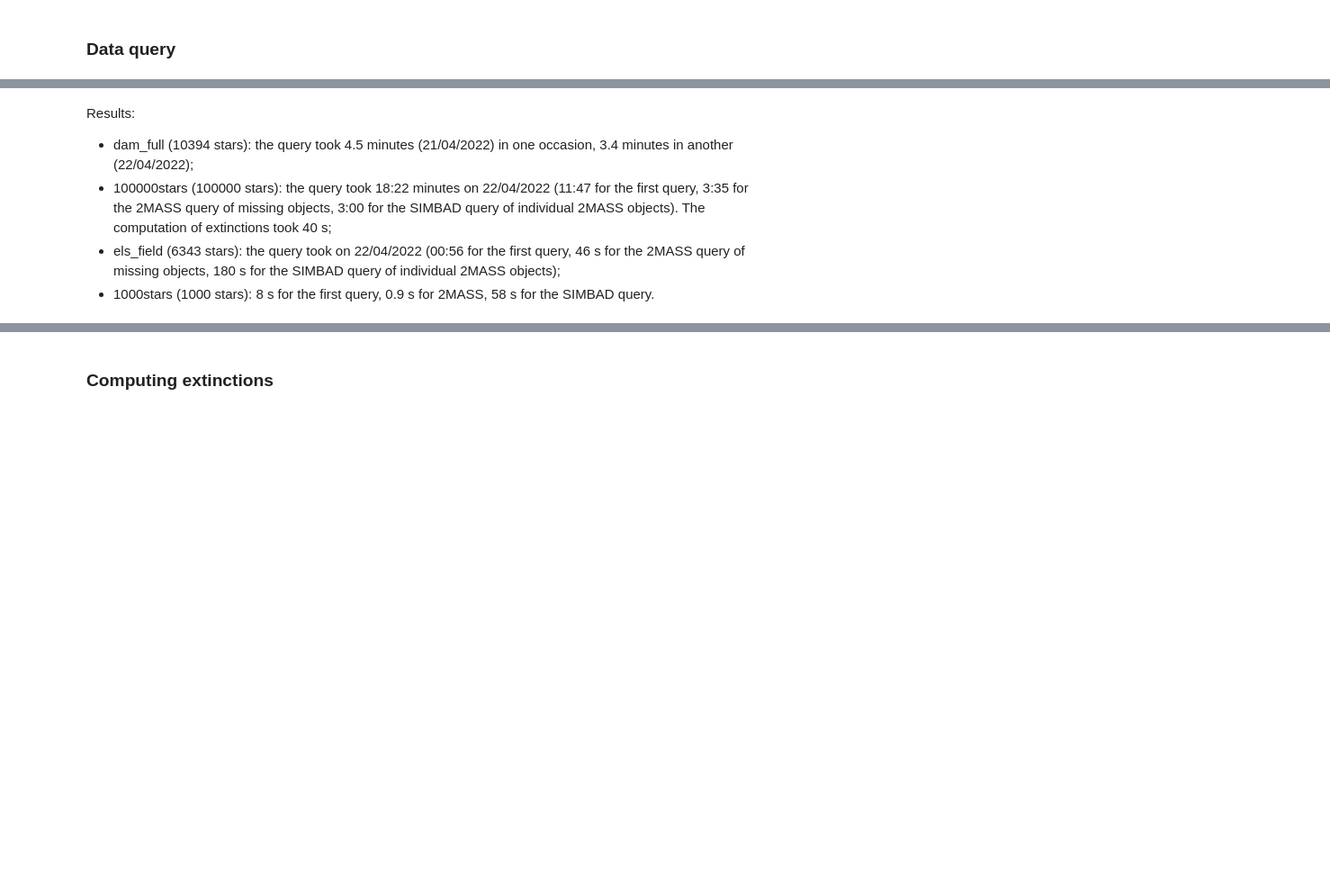
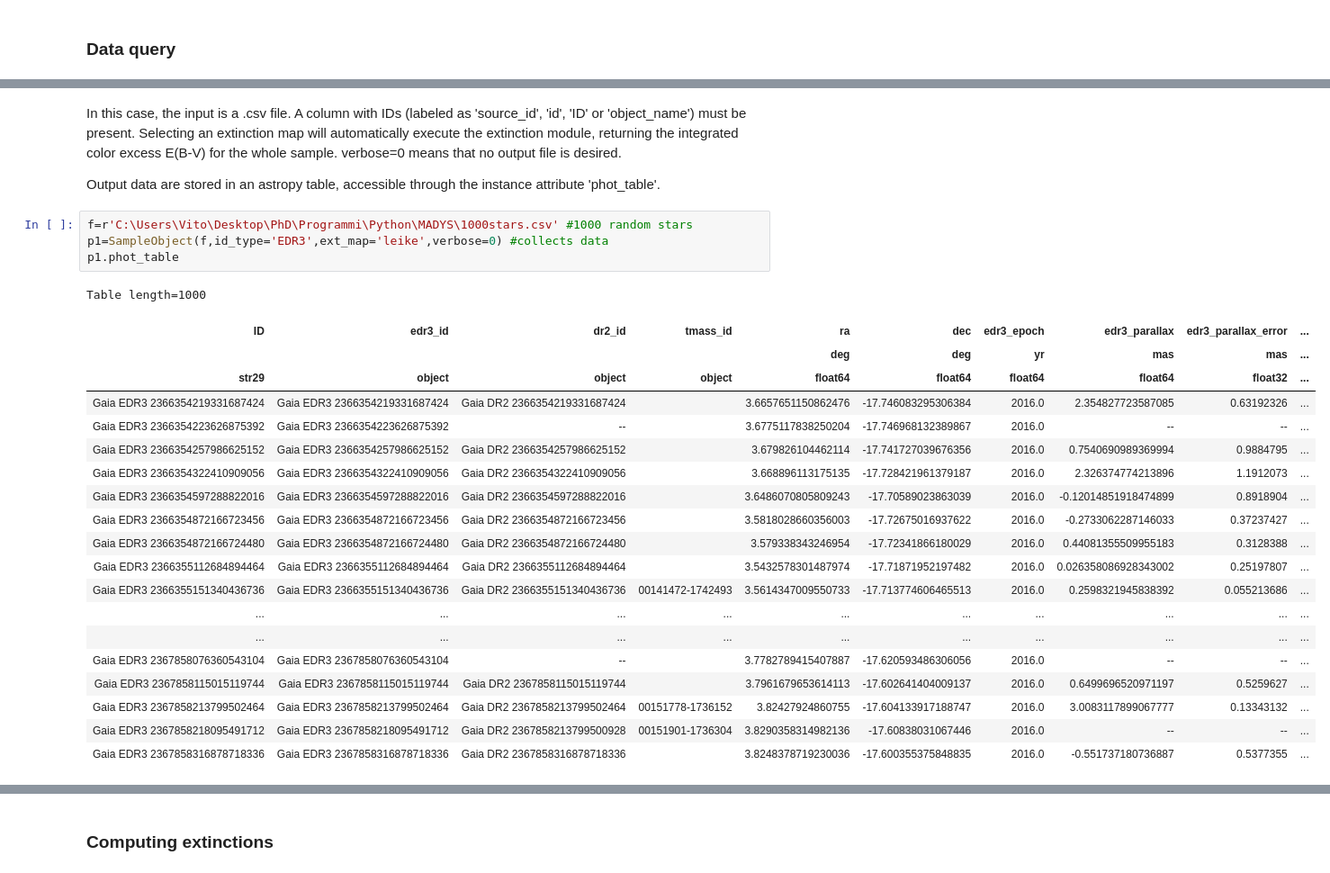
Before and after one commit to vsquicciarini/madys, a Jupyter notebook: try_class.ipynb, the cells around one changed output, grey strips where cells are left out. Shown: that part at 90% size. Cells and saved outputs as stored; diff of their text form; blank space fills up the shorter version.

```diff
--- a/try_class.ipynb
+++ b/try_class.ipynb
@@ -52,7 +14,29 @@ Table length=5
-# %% [markdown]
-Results:
-
-- dam_full (10394 stars): the query took 4.5 minutes (21/04/2022) in one occasion, 3.4 minutes in another (22/04/2022);
-- 100000stars (100000 stars): the query took 18:22 minutes on 22/04/2022 (11:47 for the first query, 3:35 for the 2MASS query of missing objects, 3:00 for the SIMBAD query of individual 2MASS objects). The computation of extinctions took 40 s;
-- els_field (6343 stars): the query took on 22/04/2022 (00:56 for the first query, 46 s for the 2MASS query of missing objects, 180 s for the SIMBAD query of individual 2MASS objects);
-- 1000stars (1000 stars): 8 s for the first query, 0.9 s for 2MASS, 58 s for the SIMBAD query.
+# %% [markdown]
+In this case, the input is a .csv file. A column with IDs (labeled as 'source_id', 'id', 'ID' or 'object_name') must be present. Selecting an extinction map will automatically execute the extinction module, returning the integrated color excess E(B-V) for the whole sample. verbose=0 means that no output file is desired.
+
+Output data are stored in an astropy table, accessible through the instance attribute 'phot_table'.
+# %%
+f=r'C:\Users\Vito\Desktop\PhD\Programmi\Python\MADYS\1000stars.csv' #1000 random stars
+p1=SampleObject(f,id_type='EDR3',ext_map='leike',verbose=0) #collects data
+p1.phot_table
+# %% [output]
+Table length=1000
+| ID | edr3_id | dr2_id | tmass_id | ra | dec | edr3_epoch | edr3_parallax | edr3_parallax_error | ... |
+|  |  |  |  | deg | deg | yr | mas | mas | ... |
+| str29 | object | object | object | float64 | float64 | float64 | float64 | float32 | ... |
+| Gaia EDR3 2366354219331687424 | Gaia EDR3 2366354219331687424 | Gaia DR2 2366354219331687424 |  | 3.6657651150862476 | -17.746083295306384 | 2016.0 | 2.354827723587085 | 0.63192326 | ... |
+| Gaia EDR3 2366354223626875392 | Gaia EDR3 2366354223626875392 | -- |  | 3.6775117838250204 | -17.746968132389867 | 2016.0 | -- | -- | ... |
+| Gaia EDR3 2366354257986625152 | Gaia EDR3 2366354257986625152 | Gaia DR2 2366354257986625152 |  | 3.679826104462114 | -17.741727039676356 | 2016.0 | 0.7540690989369994 | 0.9884795 | ... |
+| Gaia EDR3 2366354322410909056 | Gaia EDR3 2366354322410909056 | Gaia DR2 2366354322410909056 |  | 3.668896113175135 | -17.728421961379187 | 2016.0 | 2.326374774213896 | 1.1912073 | ... |
+| Gaia EDR3 2366354597288822016 | Gaia EDR3 2366354597288822016 | Gaia DR2 2366354597288822016 |  | 3.6486070805809243 | -17.70589023863039 | 2016.0 | -0.12014851918474899 | 0.8918904 | ... |
+| Gaia EDR3 2366354872166723456 | Gaia EDR3 2366354872166723456 | Gaia DR2 2366354872166723456 |  | 3.5818028660356003 | -17.72675016937622 | 2016.0 | -0.2733062287146033 | 0.37237427 | ... |
+| Gaia EDR3 2366354872166724480 | Gaia EDR3 2366354872166724480 | Gaia DR2 2366354872166724480 |  | 3.579338343246954 | -17.72341866180029 | 2016.0 | 0.44081355509955183 | 0.3128388 | ... |
+| Gaia EDR3 2366355112684894464 | Gaia EDR3 2366355112684894464 | Gaia DR2 2366355112684894464 |  | 3.5432578301487974 | -17.71871952197482 | 2016.0 | 0.026358086928343002 | 0.25197807 | ... |
+| Gaia EDR3 2366355151340436736 | Gaia EDR3 2366355151340436736 | Gaia DR2 2366355151340436736 | 00141472-1742493 | 3.5614347009550733 | -17.713774606465513 | 2016.0 | 0.2598321945838392 | 0.055213686 | ... |
+| ... | ... | ... | ... | ... | ... | ... | ... | ... | ... |
+| ... | ... | ... | ... | ... | ... | ... | ... | ... | ... |
+| Gaia EDR3 2367858076360543104 | Gaia EDR3 2367858076360543104 | -- |  | 3.7782789415407887 | -17.620593486306056 | 2016.0 | -- | -- | ... |
+| Gaia EDR3 2367858115015119744 | Gaia EDR3 2367858115015119744 | Gaia DR2 2367858115015119744 |  | 3.7961679653614113 | -17.602641404009137 | 2016.0 | 0.6499696520971197 | 0.5259627 | ... |
+| Gaia EDR3 2367858213799502464 | Gaia EDR3 2367858213799502464 | Gaia DR2 2367858213799502464 | 00151778-1736152 | 3.82427924860755 | -17.604133917188747 | 2016.0 | 3.0083117899067777 | 0.13343132 | ... |
+| Gaia EDR3 2367858218095491712 | Gaia EDR3 2367858218095491712 | Gaia DR2 2367858213799500928 | 00151901-1736304 | 3.8290358314982136 | -17.60838031067446 | 2016.0 | -- | -- | ... |
+| Gaia EDR3 2367858316878718336 | Gaia EDR3 2367858316878718336 | Gaia DR2 2367858316878718336 |  | 3.8248378719230036 | -17.600355375848835 | 2016.0 | -0.551737180736887 | 0.5377355 | ... |
```
Also changed, not shown: parts of 28 cells of this notebook.
